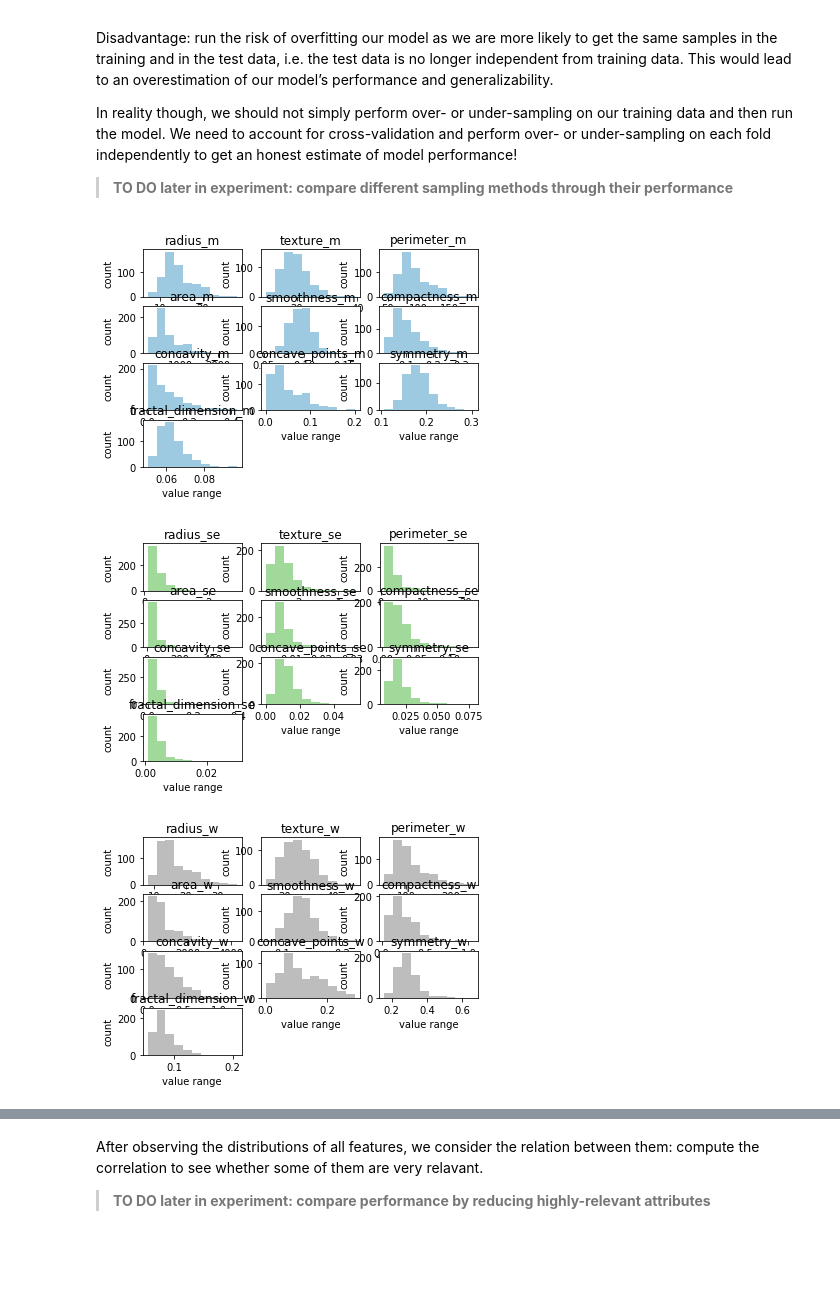
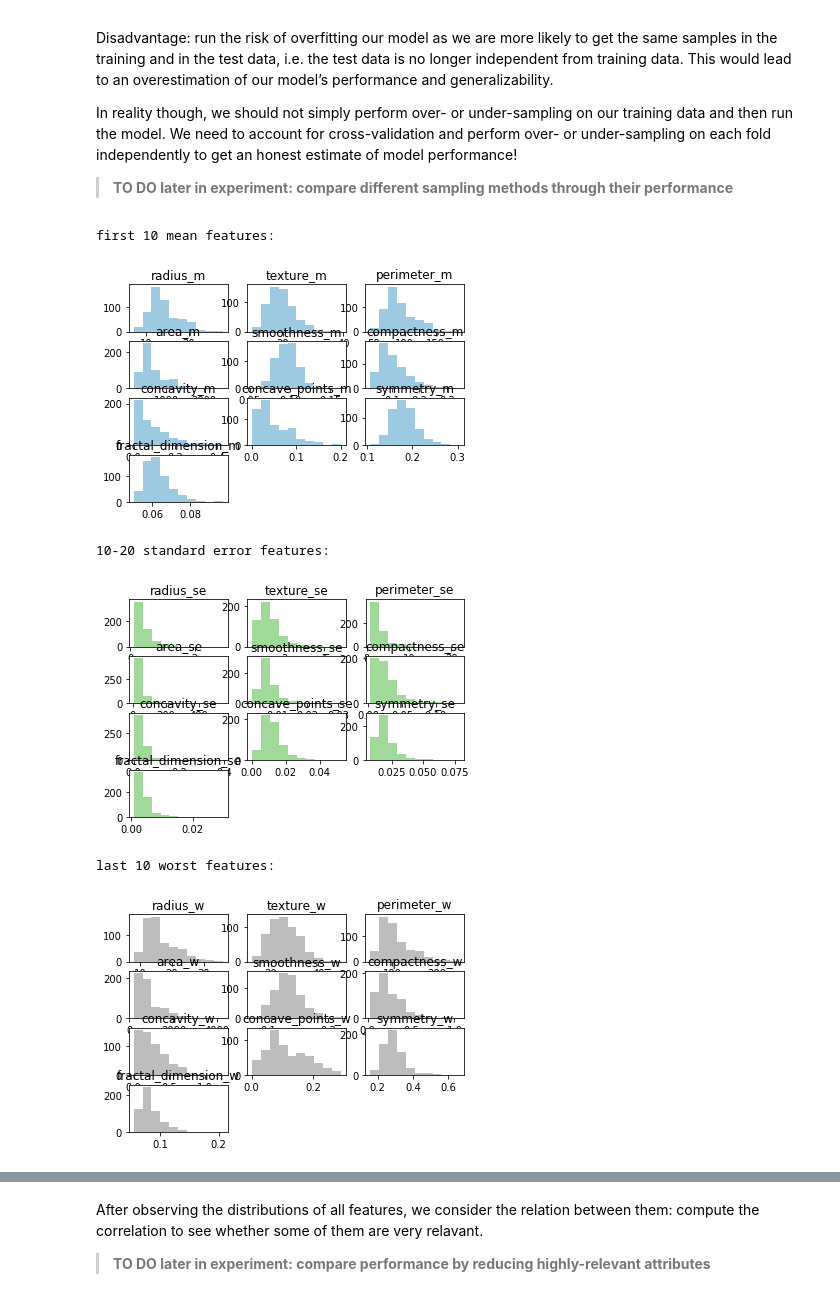
Before and after one commit to LEOch007/BreastCancer-Diagnosis, a Jupyter notebook: BC-Diagnosis.ipynb, the cells around one changed output, grey strips where cells are left out. Saved outputs shown, nothing was run; the diff lists cells and outputs as text; code cells hidden in the pictures; blank space fills up the shorter version.

```diff
--- a/BC-Diagnosis.ipynb
+++ b/BC-Diagnosis.ipynb
@@ -71,32 +71,30 @@ In reality though, we should not simply perform over- or under-sampling on our t
 # %%
 # the attributes distributions
 # 3*4 to present 10 mean features
+print('first 10 mean features:')
 for i in range(2,12):
     plt.subplot(4,3,i-1)
     plt.hist(data.iloc[:,i],color=cmap([2]))
     plt.title(data.columns[i])
-    plt.xlabel('value range')
-    plt.ylabel('count')
 plt.show()
-
 # 3*4 to present 10 standard error features
+print('10-20 standard error features:')
 for i in range(12,22):
     plt.subplot(4,3,i-11)
     plt.hist(data.iloc[:,i],color=cmap([10]))
     plt.title(data.columns[i])
-    plt.xlabel('value range')
-    plt.ylabel('count')
 plt.show()
-
 # 3*4 to present 10 worst features
+print('last 10 worst features:')
 for i in range(22,32):
     plt.subplot(4,3,i-21)
     plt.hist(data.iloc[:,i],color=cmap([18]))
     plt.title(data.columns[i])
-    plt.xlabel('value range')
-    plt.ylabel('count')
 plt.show()
 # %% [output]
+first 10 mean features:
-[figure, old version]
+[figure, new version]
+10-20 standard error features:
-[figure, old version]
+[figure, new version]
+last 10 worst features:
-[figure, old version]
+[figure, new version]
```
Also changed, not shown: parts of 11 cells of this notebook, 1 other file.
